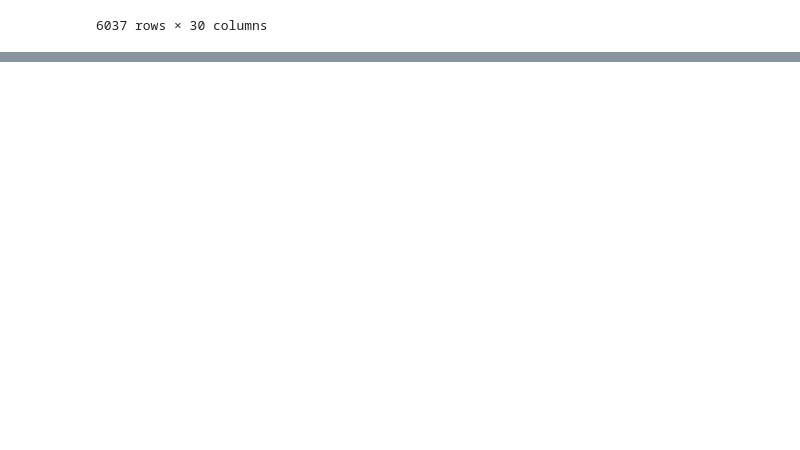
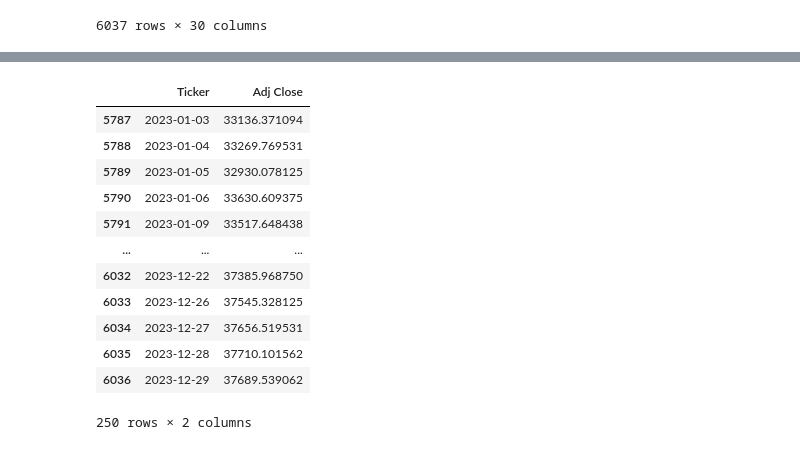
Before and after one commit to PaulaPerazzo/Deep-Gym-Trading, a Jupyter notebook: djones.ipynb, the cells around one changed output, grey strips where cells are left out. Cells and saved outputs as stored; diff of their text form; code cells hidden in the pictures; blank space fills up the shorter version.

```diff
--- a/djones.ipynb
+++ b/djones.ipynb
@@ -471,0 +495,22 @@ adj_close_values
+# %%
+data = pd.read_csv("./data/dow_jones_index_close.csv")
+data.drop(columns=["Unnamed: 0"], inplace=True)
+
+# get only 2023 data
+data_2023 = data[data["Ticker"].str.contains("2023")]
+data_2023.to_csv("./data/dow_jones_index_close_2023.csv")
+data_2023
+# %% [output]
+|  | Ticker | Adj Close |
+| 5787 | 2023-01-03 | 33136.371094 |
+| 5788 | 2023-01-04 | 33269.769531 |
+| 5789 | 2023-01-05 | 32930.078125 |
+| 5790 | 2023-01-06 | 33630.609375 |
+| 5791 | 2023-01-09 | 33517.648438 |
+| ... | ... | ... |
+| 6032 | 2023-12-22 | 37385.968750 |
+| 6033 | 2023-12-26 | 37545.328125 |
+| 6034 | 2023-12-27 | 37656.519531 |
+| 6035 | 2023-12-28 | 37710.101562 |
+| 6036 | 2023-12-29 | 37689.539062 |
+250 rows × 2 columns
```
Also changed, not shown: parts of 1 cell of this notebook, 24 other files.
